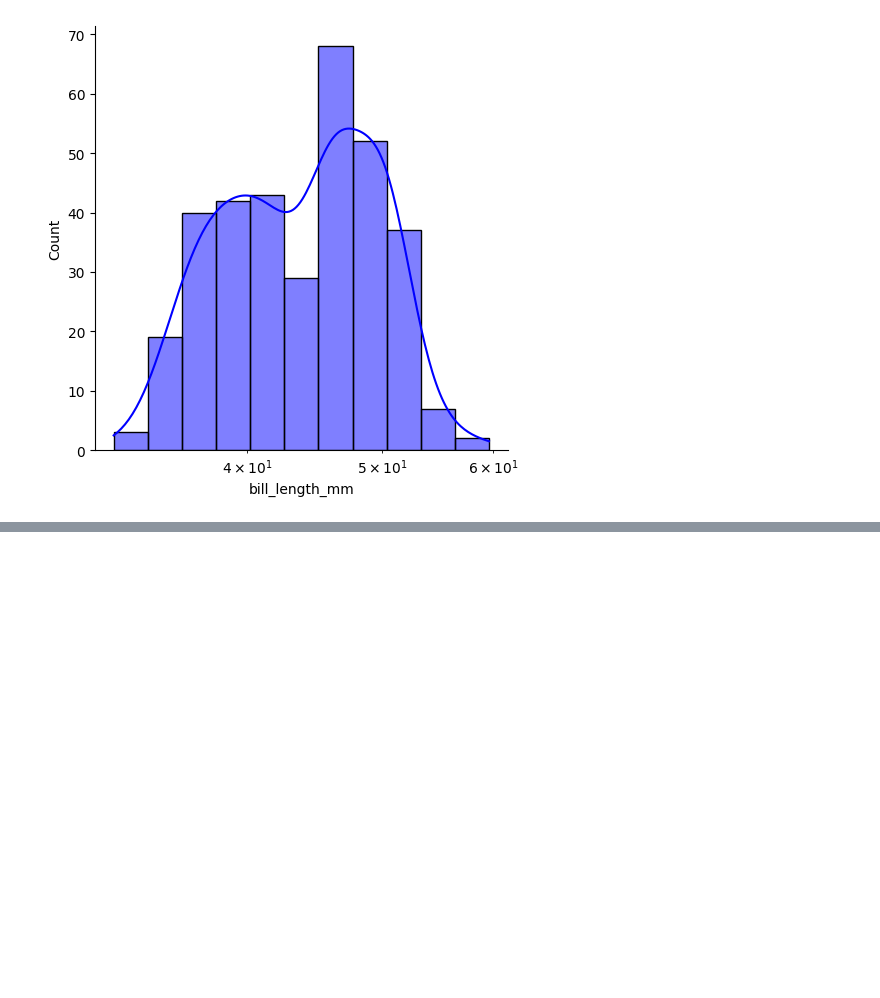
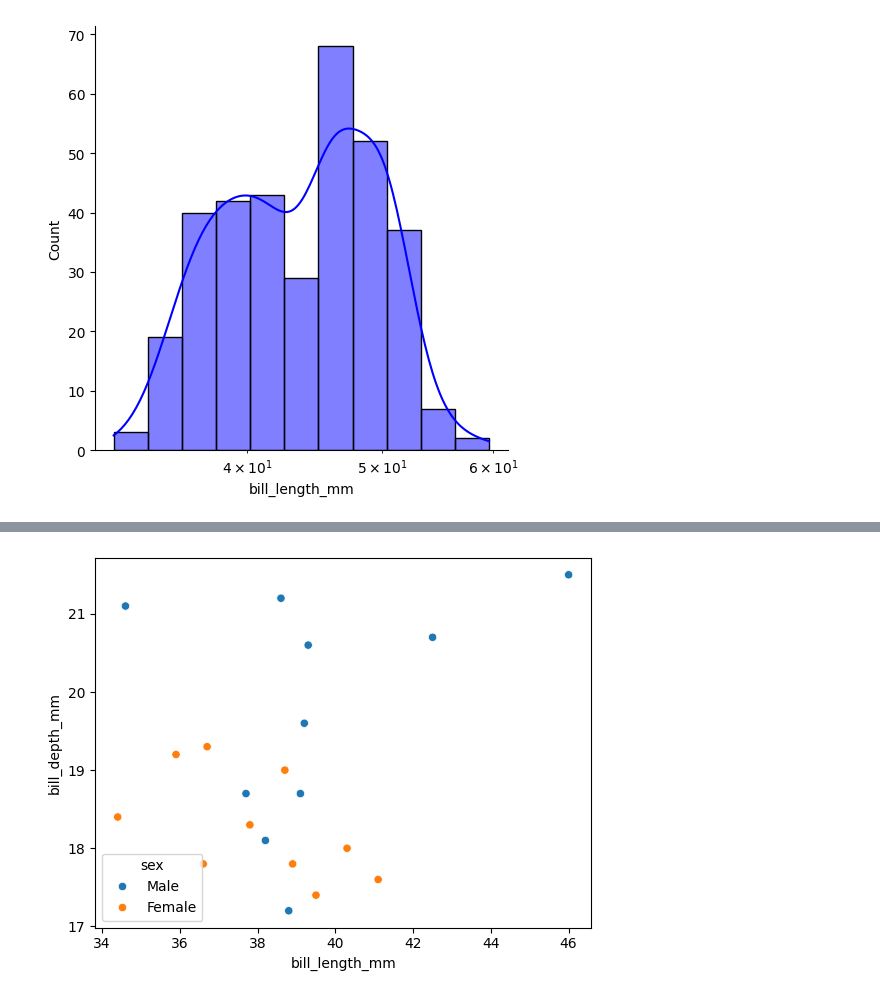
Before and after one commit to Tanay-Dwivedi/DADS-practice, a Jupyter notebook: Python/Seaborn/seaborn_practice2.ipynb, the cells around one changed output, grey strips where cells are left out. Saved outputs shown, nothing was run; the diff lists cells and outputs as text; code cells hidden in the pictures; blank space fills up the shorter version.

```diff
--- a/Python/Seaborn/seaborn_practice2.ipynb
+++ b/Python/Seaborn/seaborn_practice2.ipynb
@@ -57,0 +80,8 @@ plt.show()
+# %%
+# differentiate the data
+
+sb.scatterplot(x = "bill_length_mm", y = "bill_depth_mm", data = df,
+              hue = "sex")
+plt.show()
+# %% [output]
+[figure, added]
```
Also changed, not shown: parts of 11 cells of this notebook.
